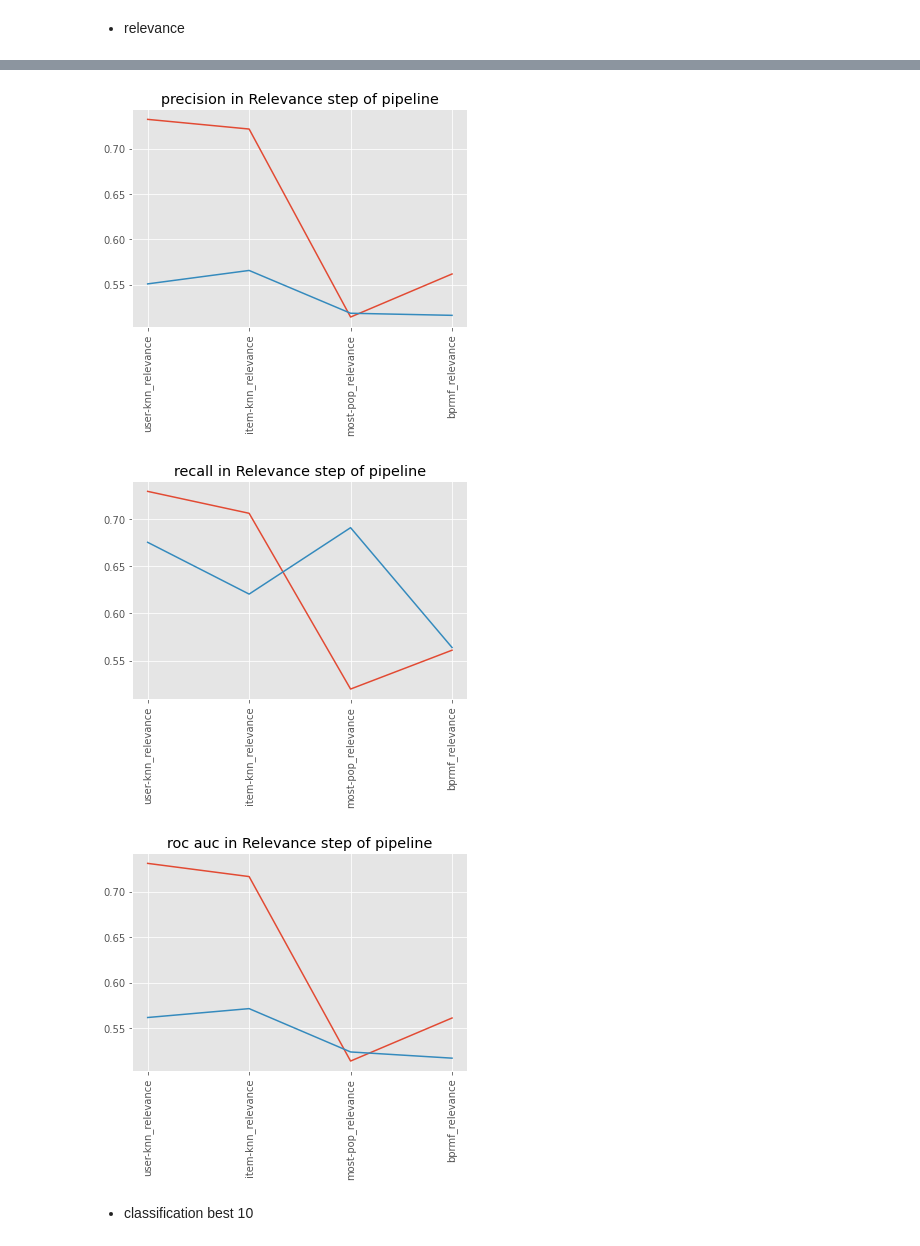
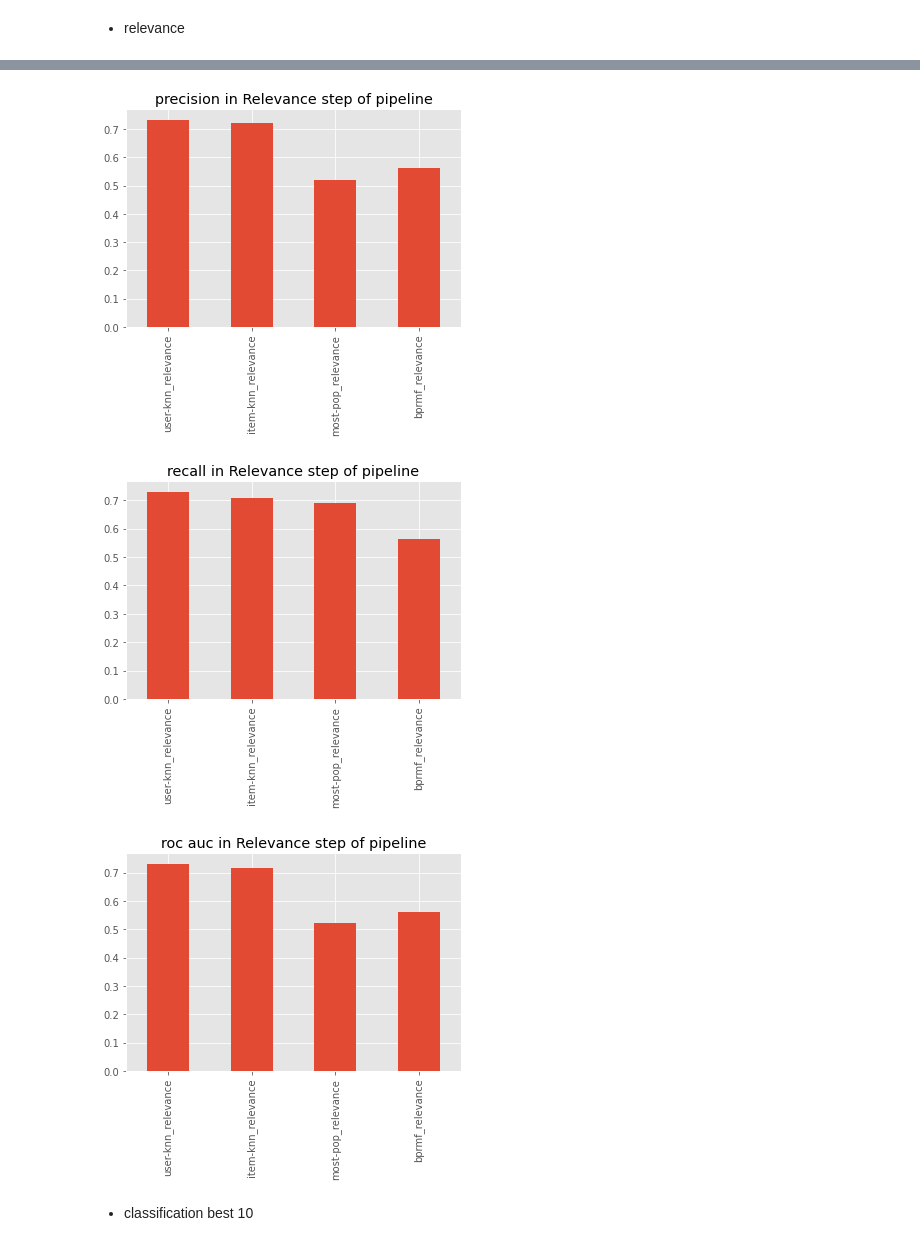
Before and after one commit to marinimau/privacy_and_fairness_in_recsys, a Jupyter notebook: results/plot_gender.ipynb, the cells around one changed output, grey strips where cells are left out. Saved outputs shown, nothing was run; the diff lists cells and outputs as text; code cells hidden in the pictures.

```diff
--- a/results/plot_gender.ipynb
+++ b/results/plot_gender.ipynb
@@ -63,11 +63,11 @@ userKNN_model_performance_random_forest
 # %%
 metrics = ['balanced acc', 'f1', 'precision', 'recall', 'roc auc']
 
-def perform_plot(random_forest, logistic_regression, metric, model_name):
+def perform_plot(random_forest, logistic_regression, metric, model_name, kind='line'):
     plt.figure()
     plt.style.use('ggplot')
-    random_forest[metric].plot(kind='line')
-    logistic_regression[metric].plot(kind='line')
+    random_forest[metric].plot(kind=kind)
+    logistic_regression[metric].plot(kind=kind)
     plt.title(metric + ' in ' + model_name + ' pipeline')
     indices = range(random_forest.shape[0])
     labels = random_forest['dataset'].to_list()
@@ -124,5 +124,5 @@ relevance_random_forest = gender_inference_random_forest.iloc[first_item::EXPERI
 relevance_logistic_regression = gender_inference_logistic_regression.iloc[first_item::EXPERIMENT_FOR_MODEL,:].reset_index()
 
 for m in metrics:
-    perform_plot(relevance_random_forest, relevance_logistic_regression, m, 'Relevance step of')
+    perform_plot(relevance_random_forest, relevance_logistic_regression, m, 'Relevance step of', kind='bar')
 # %% [output]
@@ -131,6 +131,6 @@ for m in metrics:
-[figure, old version]
+[figure, new version]
-[figure, old version]
+[figure, new version]
-[figure, old version]
+[figure, new version]
 # %% [markdown]
 * classification best 10
 # %%
```
Also changed, not shown: parts of 1 cell of this notebook, 28 other files.
